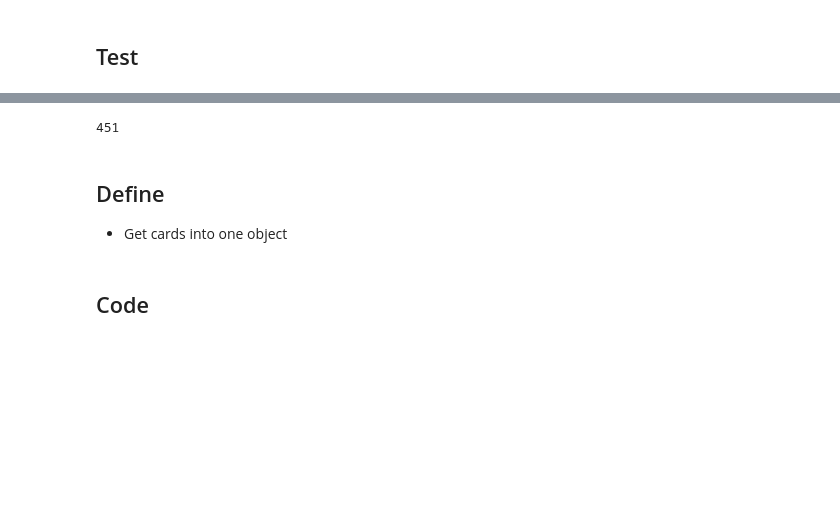
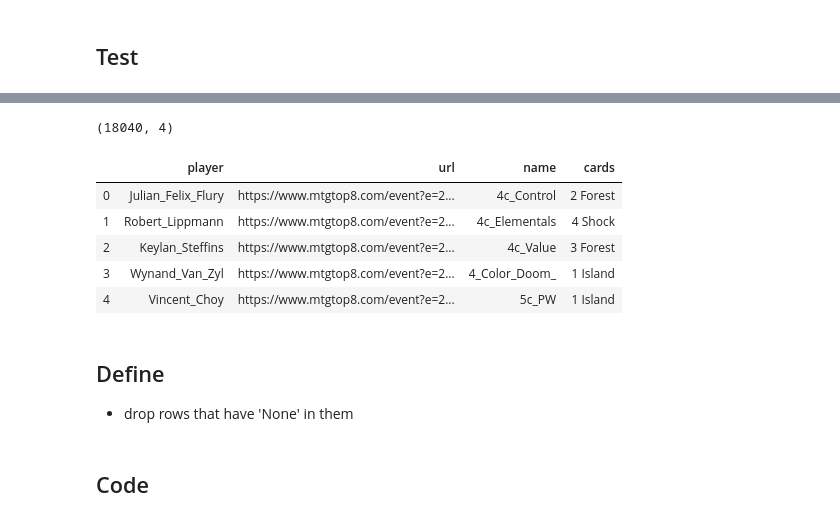
Before and after one commit to jcorum11/MTGA_rarity_analysis, a Jupyter notebook: wrangle_notebooks/mtg_wrangle_act.ipynb, the cells around one changed output, grey strips where cells are left out. Drawn from its saved outputs; the diff is of its cells as text; code cells hidden in the pictures; blank space fills up the shorter version.

```diff
--- a/wrangle_notebooks/mtg_wrangle_act.ipynb
+++ b/wrangle_notebooks/mtg_wrangle_act.ipynb
@@ -126,9 +122,18 @@ deck_list
-# %%
-np.count_nonzero(deck_list)
-# %% [output]
-451
-# %% [markdown]
-## Define
-- Get cards into one object
+# %%
+decks_clean.shape
+# %% [output]
+(18040, 4)
+# %%
+decks_clean.head()
+# %% [output]
+|  | player | url | name | cards |
+| 0 | Julian_Felix_Flury | https://www.mtgtop8.com/event?e=2... | 4c_Control | 2 Forest |
+| 1 | Robert_Lippmann | https://www.mtgtop8.com/event?e=2... | 4c_Elementals | 4 Shock |
+| 2 | Keylan_Steffins | https://www.mtgtop8.com/event?e=2... | 4c_Value | 3 Forest |
+| 3 | Wynand_Van_Zyl | https://www.mtgtop8.com/event?e=2... | 4_Color_Doom_ | 1 Island |
+| 4 | Vincent_Choy | https://www.mtgtop8.com/event?e=2... | 5c_PW | 1 Island |
+# %% [markdown]
+## Define
+- drop rows that have 'None' in them
 # %% [markdown]
 ## Code
```
Also changed, not shown: parts of 32 cells of this notebook.
